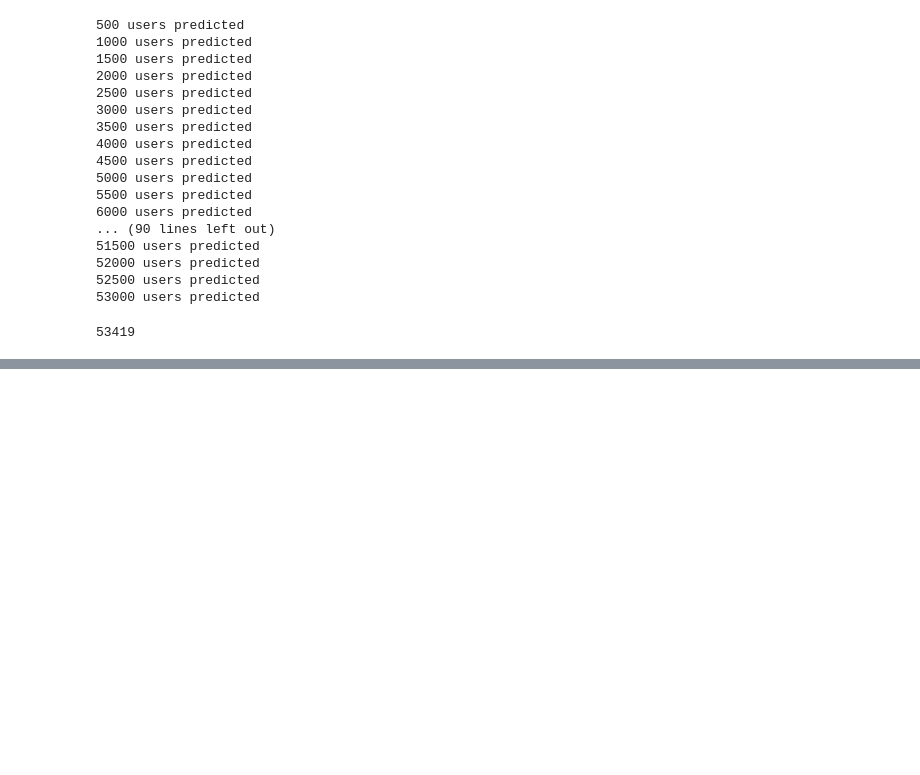
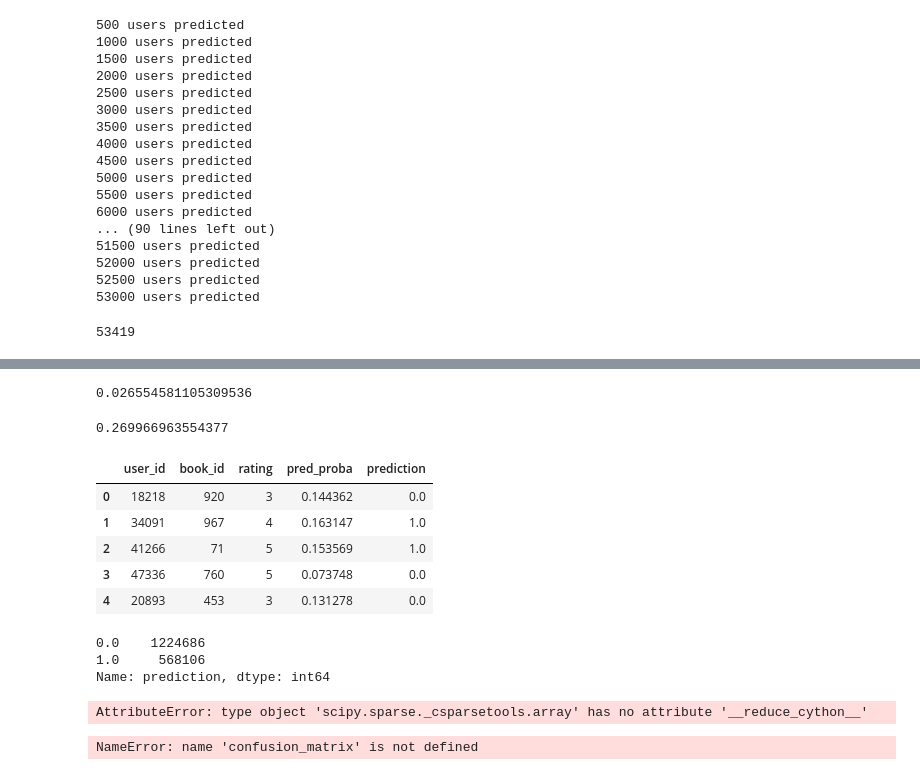
Before and after one commit to manoj0237/DeeplearningandAI-finalproject, a Jupyter notebook: hLinUCB.ipynb, the cells around one changed output, grey strips where cells are left out. Drawn from its saved outputs; the diff is of its cells as text; code cells hidden in the pictures; blank space fills up the shorter version.

```diff
--- a/hLinUCB.ipynb
+++ b/hLinUCB.ipynb
@@ -199,0 +349,2 @@ pickle.dump(top_5, open('data/backups/hlinucb_top5.pkl', 'wb'))
+# %%
+evaluate_df.columns = ['user_id', 'book_id', 'rating', 'pred_proba']
@@ -199,0 +360,31 @@ pickle.dump(top_5, open('data/backups/hlinucb_top5.pkl', 'wb'))
+# %%
+min_p = evaluate_df['pred_proba'].min()
+min_p
+# %% [output]
+0.026554581105309536
+# %%
+max_p = evaluate_df['pred_proba'].max()
+max_p
+# %% [output]
+0.269966963554377
+# %%
+# Ref: https://scikit-learn.org/stable/modules/generated/sklearn.preprocessing.MinMaxScaler.html
+def scale_prediction(x, min_p, max_p):
+    return np.rint((x - min_p) / (max_p - min_p))
+
+evaluate_df['prediction'] = evaluate_df.apply(lambda x: scale_prediction(x['pred_proba'], min_p, max_p), axis=1)
+# %%
+evaluate_df.head()
+# %% [output]
+|  | user_id | book_id | rating | pred_proba | prediction |
+| 0 | 18218 | 920 | 3 | 0.144362 | 0.0 |
+| 1 | 34091 | 967 | 4 | 0.163147 | 1.0 |
+| 2 | 41266 | 71 | 5 | 0.153569 | 1.0 |
+| 3 | 47336 | 760 | 5 | 0.073748 | 0.0 |
+| 4 | 20893 | 453 | 3 | 0.131278 | 0.0 |
+# %%
+evaluate_df['prediction'].value_counts()
+# %% [output]
+0.0    1224686
+1.0     568106
+Name: prediction, dtype: int64
@@ -199,0 +393,25 @@ pickle.dump(top_5, open('data/backups/hlinucb_top5.pkl', 'wb'))
+# %%
+from sklearn.metrics import confusion_matrix, recall_score, precision_score
+
+def replay_binary_results(evaluation_data):
+    """
+    To be used for predictions for the books rated in the test set.
+
+    Parameter
+    ---------
+    evaluation_data: pd.DataFrame
+        Expected columns: prediction, binary_rating
+        prediction is the predicted class (0/1)
+        binary_rating is the binarized ratings where [1, 2, 3] -> 0, [4, 5] -> 1
+
+
+    Returns
+    -------
+    Confusion matrix, precision and recall
+    """
+    cfm = confusion_matrix(evaluation_data['binary_rating'], evaluation_data['prediction'])
+    precision = precision_score(evaluation_data['binary_rating'], evaluation_data['prediction'])
+    recall = recall_score(evaluation_data['binary_rating'], evaluation_data['prediction'])
+    return cfm, precision, recall
+# %% [output]
+AttributeError: type object 'scipy.sparse._csparsetools.array' has no attribute '__reduce_cython__'
@@ -199,0 +420,4 @@ pickle.dump(top_5, open('data/backups/hlinucb_top5.pkl', 'wb'))
+# %%
+cfm, precision, recall = replay_binary_results(evaluate_df)
+# %% [output]
+NameError: name 'confusion_matrix' is not defined
```
Also changed, not shown: parts of 46 cells of this notebook, 4 other files.
